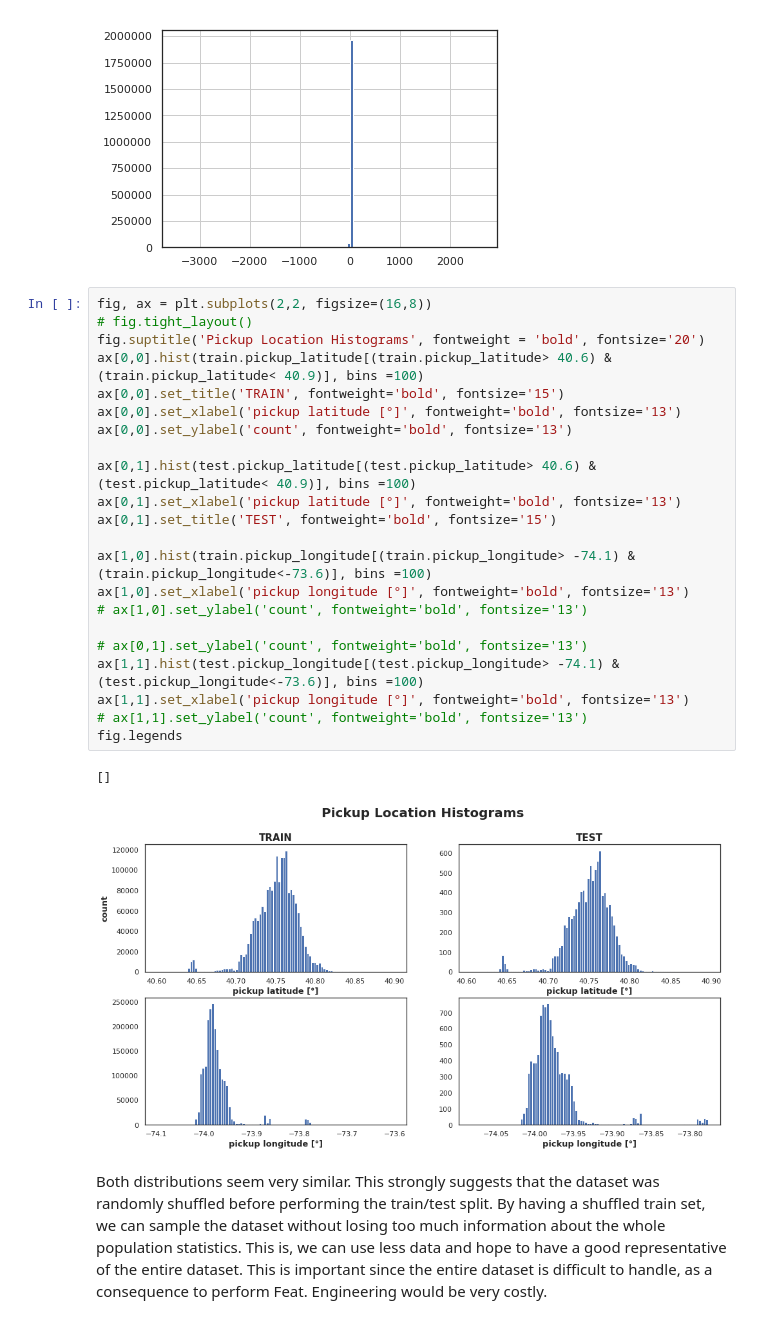
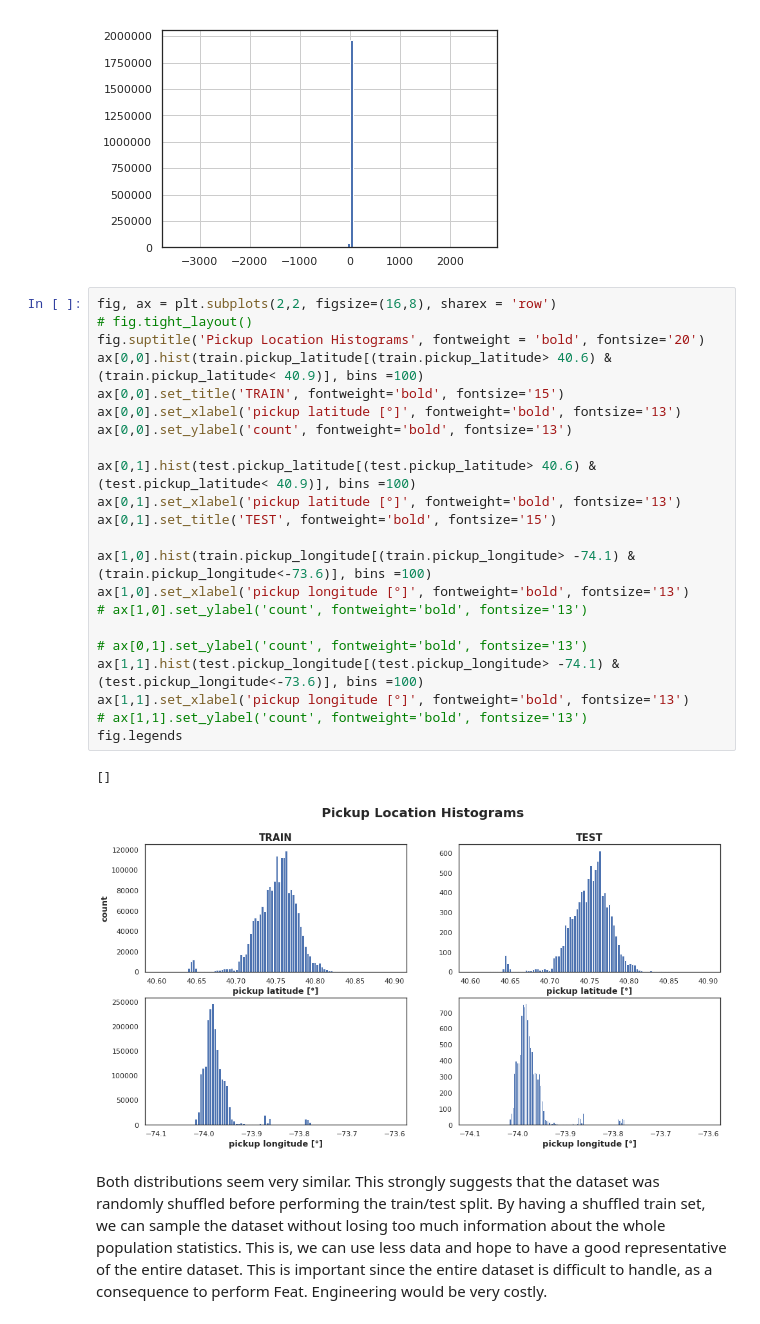
Before and after one commit to pibieta/ML-course, a Jupyter notebook: Serasa_Challenge.ipynb, the cells around one changed output. Drawn from its saved outputs; the diff is of its cells as text.

```diff
--- a/Serasa_Challenge.ipynb
+++ b/Serasa_Challenge.ipynb
@@ -232,30 +244,30 @@ train.pickup_latitude.hist(bins=100)
 <matplotlib.axes._subplots.AxesSubplot at 0x...>
 [figure]
 # %%
-fig, ax = plt.subplots(2,2, figsize=(16,8))
+fig, ax = plt.subplots(2,2, figsize=(16,8), sharex = 'row')
 # fig.tight_layout()
 fig.suptitle('Pickup Location Histograms', fontweight = 'bold', fontsize='20')
 ax[0,0].hist(train.pickup_latitude[(train.pickup_latitude> 40.6) & (train.pickup_latitude< 40.9)], bins =100)
 ax[0,0].set_title('TRAIN', fontweight='bold', fontsize='15')
 ax[0,0].set_xlabel('pickup latitude [°]', fontweight='bold', fontsize='13')
 ax[0,0].set_ylabel('count', fontweight='bold', fontsize='13')
 
 ax[0,1].hist(test.pickup_latitude[(test.pickup_latitude> 40.6) & (test.pickup_latitude< 40.9)], bins =100)
 ax[0,1].set_xlabel('pickup latitude [°]', fontweight='bold', fontsize='13')
 ax[0,1].set_title('TEST', fontweight='bold', fontsize='15')
 
 ax[1,0].hist(train.pickup_longitude[(train.pickup_longitude> -74.1) & (train.pickup_longitude<-73.6)], bins =100)
 ax[1,0].set_xlabel('pickup longitude [°]', fontweight='bold', fontsize='13')
 # ax[1,0].set_ylabel('count', fontweight='bold', fontsize='13')
 
 # ax[0,1].set_ylabel('count', fontweight='bold', fontsize='13')
 ax[1,1].hist(test.pickup_longitude[(test.pickup_longitude> -74.1) & (test.pickup_longitude<-73.6)], bins =100)
 ax[1,1].set_xlabel('pickup longitude [°]', fontweight='bold', fontsize='13')
 # ax[1,1].set_ylabel('count', fontweight='bold', fontsize='13')
 fig.legends
 # %% [output]
 []
-[figure, old version]
+[figure, new version]
 # %% [markdown]
 Both distributions seem very similar. This strongly suggests that the dataset was randomly shuffled before performing the train/test split. By having a shuffled train set, we can sample the dataset without losing too much information about the whole population statistics. This is, we can use less data and hope to have a good representative of the entire dataset. This is important since the entire dataset is difficult to handle, as a consequence to perform Feat. Engineering would be very costly.
 # %%
```
Also changed, not shown: parts of 69 cells of this notebook.
